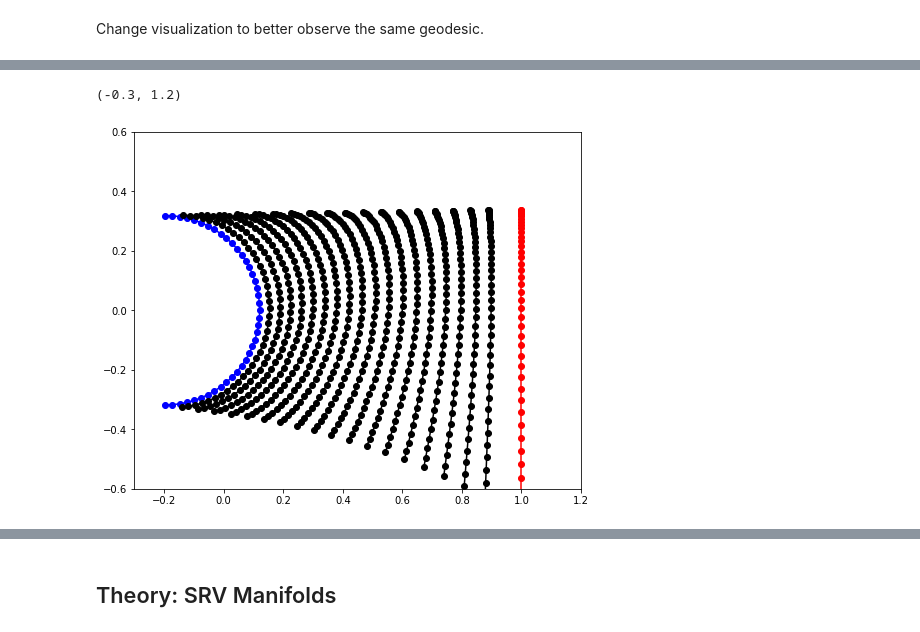
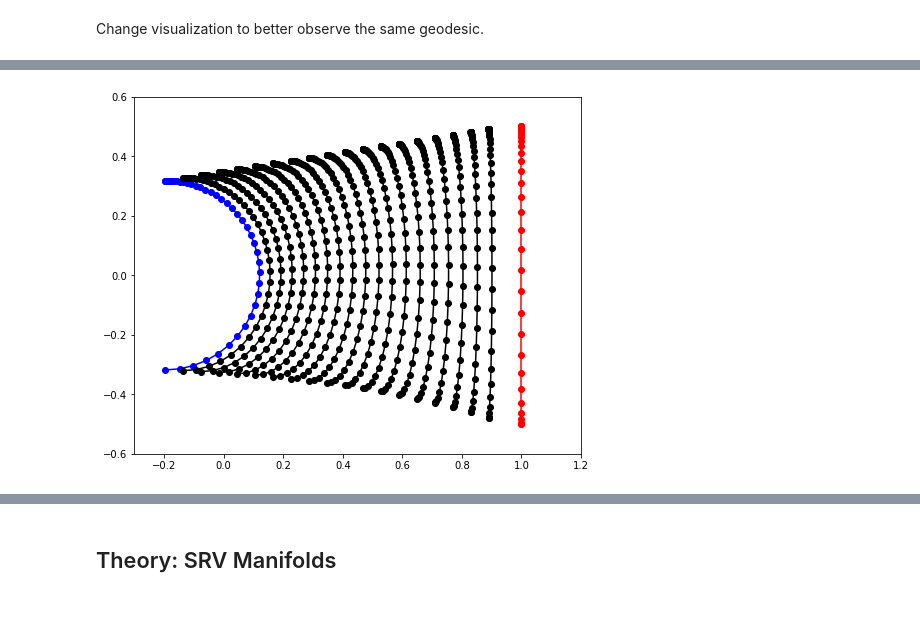
Before and after one commit to geometric-intelligence/ece594n, a Jupyter notebook: lectures/02_b_curves.ipynb, the cells around one changed output, grey strips where cells are left out. Drawn from its saved outputs; the diff is of its cells as text; code cells hidden in the pictures.

```diff
--- a/lectures/02_b_curves.ipynb
+++ b/lectures/02_b_curves.ipynb
@@ -192,15 +219,10 @@ Sample points along these curves to turn them into discrete curves.
 import numpy as np
 import matplotlib.pyplot as plt
 
-n_sampling_points = 40
-sampling_points = np.linspace(0.0, 1.0, n_sampling_points + 1)
-curve_a = parametrized_curve_a(sampling_points); curve_a -= np.mean(curve_a, axis=0)
-curve_b = parametrized_curve_b(sampling_points); curve_b -= np.mean(curve_b, axis=0)
+n_sampling_points = 41
+sampling_points = np.linspace(0.0, 1.0, n_sampling_points)
+curve_a0 = parametrized_curve_a(sampling_points); curve_a = curve_a0 - np.mean(curve_a0, axis=0)
+curve_b0 = parametrized_curve_b(sampling_points); curve_b = curve_b0 - np.mean(curve_b0, axis=0)
 print(curve_a.shape, curve_b.shape)
-
-len_a = sum([np.linalg.norm(curve_a[i] - curve_a[i-1]) for i in range(1, n_sampling_points)])
-len_b = sum([np.linalg.norm(curve_b[i] - curve_b[i-1]) for i in range(1, n_sampling_points)])
-
-print("Lengths of the two curves:", len_a, len_b)
 # %% [output]
 (41, 2) (41, 2)
@@ -232,5 +293,5 @@ Visualize the geodesic.
 # %%
-geod_fun = metric.geodesic(initial_curve=curve_a, end_curve=curve_b)
+geod_fun = metric.horizontal_geodesic(initial_curve=curve_a, end_curve=curve_b)
 n_times = 20; times = np.linspace(0.0, 1.0, n_times); geod = geod_fun(times)
 
 fig, ax = plt.subplots(1, 1, figsize=(8, 8))
@@ -257,5 +319,7 @@ Effect of reparameterization?
 # %%
-reparam_curve_a = parametrized_curve_a(sampling_points ** 2)
-reparam_curve_a -= np.mean(reparam_curve_a, axis=0)
-reparam_curve_b = parametrized_curve_b(sampling_points ** 2)
-reparam_curve_b -= np.mean(reparam_curve_b, axis=0)
+reparam_curve_a = parametrized_curve_a(sampling_points ** 2) - np.mean(curve_a0, axis=0)
+reparam_curve_b = parametrized_curve_b(sampling_points ** 2) - np.mean(curve_b0, axis=0)
+
+fig, ax = plt.subplots(1, 1, figsize=(7, 7))
+ax.plot(reparam_curve_a[:, 0], reparam_curve_a[:, 1], "o-b"); ax.plot(reparam_curve_b[:, 0], reparam_curve_b[:, 1], "o-r")
+ax.set_aspect('equal'); ax.set_ylim((-0.75, 0.65)); ax.set_xlim((-0.6, 0.6));
@@ -292,8 +349,10 @@ Compute new geodesic between a reparameterized curve and an original curve.
 # %%
-geod_fun = metric.geodesic(
-    initial_curve=curve_a, end_curve=reparam_curve_b
-)
+geod_fun = metric.horizontal_geodesic(initial_curve=curve_a, end_curve=reparam_curve_b)
 
-n_times = 20
-times = np.linspace(0.0, 1.0, n_times)
-geod = geod_fun(times)
+n_times = 20; times = np.linspace(0.0, 1.0, n_times); geod = geod_fun(times)
+
+fig, ax = plt.subplots(1, 1, figsize=(8, 8))
+ax.plot(geod[0, :, 0], geod[0, :, 1], "o-b")
+for i in range(1, n_times - 1):
+    ax.plot(geod[i, :, 0]+i/n_times, geod[i, :, 1], "o-k")
+ax.plot(geod[-1, :, 0]+1, geod[-1, :, 1], "o-r"); ax.set_aspect('equal'); ax.set_ylim((-0.6, 0.6)); ax.set_xlim((-0.3, 1.2));
@@ -300,9 +361,12 @@ geod = geod_fun(times)
 # %%
+geod_fun = metric.horizontal_geodesic(initial_curve=reparam_curve_a, end_curve=curve_b)
+
+n_times = 20; times = np.linspace(0.0, 1.0, n_times); geod = geod_fun(times)
+
 fig, ax = plt.subplots(1, 1, figsize=(8, 8))
 ax.plot(geod[0, :, 0], geod[0, :, 1], "o-b")
 for i in range(1, n_times - 1):
     ax.plot(geod[i, :, 0]+i/n_times, geod[i, :, 1], "o-k")
-ax.plot(geod[-1, :, 0]+1, geod[-1, :, 1], "o-r"); ax.set_aspect('equal'); ax.set_ylim((-0.6, 0.6)); ax.set_xlim((-0.3, 1.2))
+ax.plot(geod[-1, :, 0]+1, geod[-1, :, 1], "o-r"); ax.set_aspect('equal'); ax.set_ylim((-0.6, 0.6)); ax.set_xlim((-0.3, 1.2));
 # %% [output]
-(-0.3, 1.2)
-[figure, old version]
+[figure, new version]
```
Also changed, not shown: parts of 61 cells of this notebook, 5 other files.
